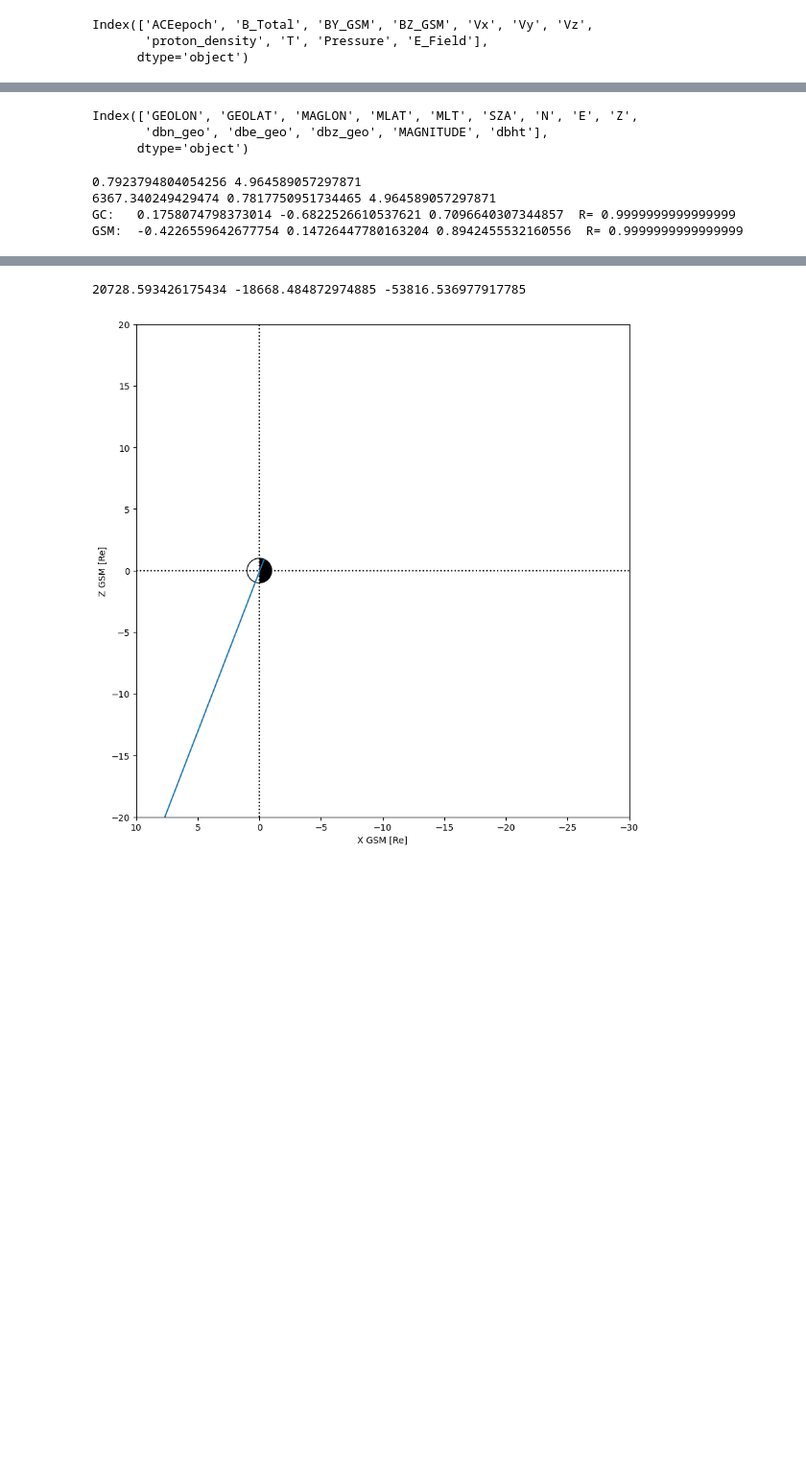
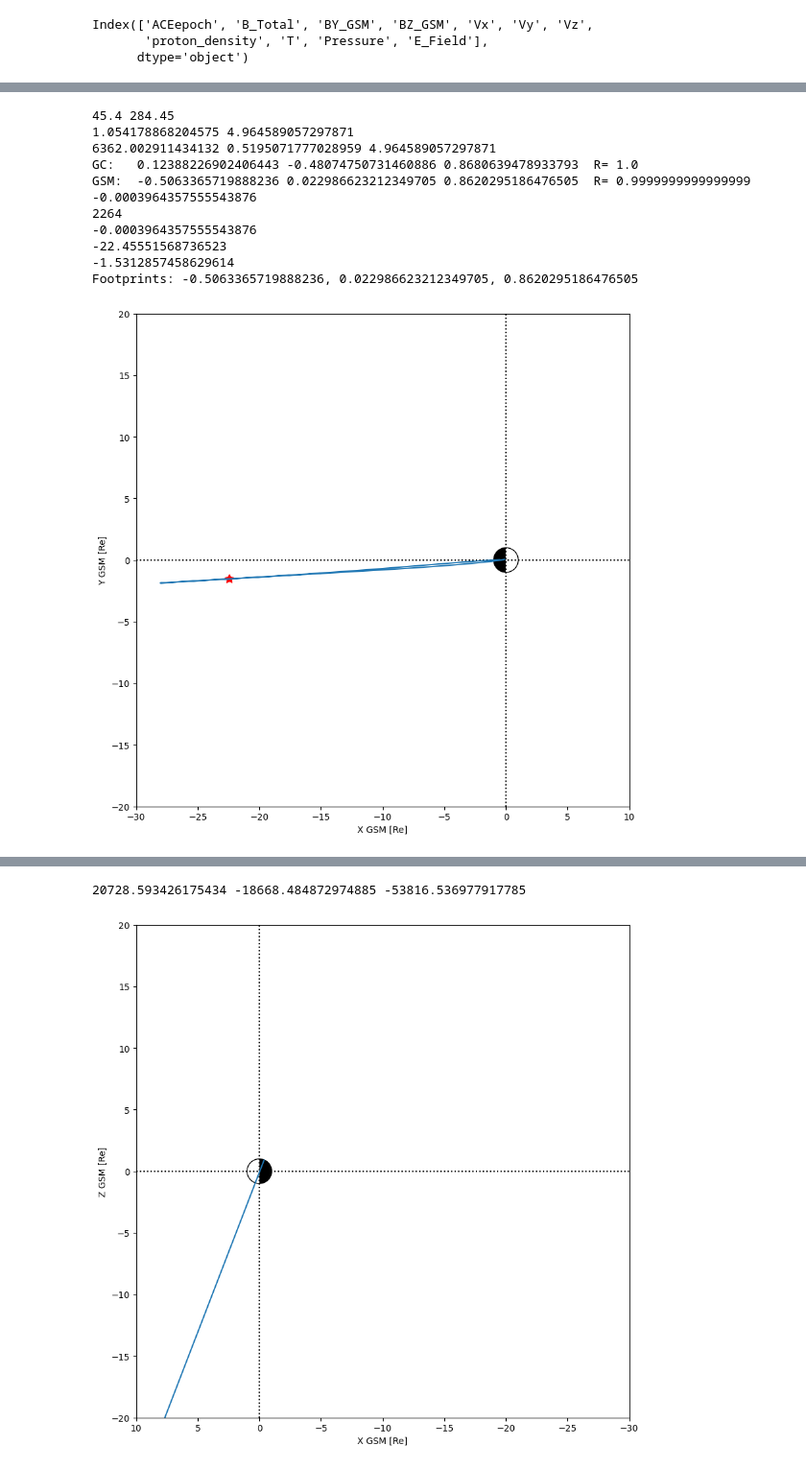
Before and after one commit to mikecoughlan/examining_twins_and_supermag, a Jupyter notebook: field_line_tracing/testing_geopack.ipynb, the cells around one changed output, grey strips where cells are left out. Shown: that part at 96% size. Saved outputs shown, nothing was run; the diff lists cells and outputs as text; code cells hidden in the pictures; blank space fills up the shorter version.

```diff
--- a/field_line_tracing/testing_geopack.ipynb
+++ b/field_line_tracing/testing_geopack.ipynb
@@ -12,13 +12,16 @@ from spacepy import pycdf
 import pyspedas
 import pyspedas.geopack as pygeo
 # %%
-df = pd.read_feather('../../data/supermag/CMO.feather')
+df = pd.read_feather('../../data/supermag/OTT.feather')
 df = df.set_index('Date_UTC')
 df.index = pd.to_datetime(df.index)
 ace = pd.read_feather('../../data/SW/ace_data.feather')
 print(ace.columns)
 ace = ace.set_index('ACEepoch')
 ace.index = pd.to_datetime(ace.index)
+omni = pd.read_csv('../../data/omni.csv')
+omni = omni.set_index('Epoch')
+omni.index = pd.to_datetime(omni.index)
 # %% [output]
 Index(['ACEepoch', 'B_Total', 'BY_GSM', 'BZ_GSM', 'Vx', 'Vy', 'Vz',
        'proton_density', 'T', 'Pressure', 'E_Field'],
@@ -33,8 +36,6 @@ def dual_half_circle(center=(0,0), radius=1, angle=90, ax=None, colors=('w','k',
     if ax is None:
         ax = plt.gca()
     theta1, theta2 = angle, angle + 180
-    #w1 = Wedge(center, radius, theta1, theta2, fc=colors[0], **kwargs)
-    #w2 = Wedge(center, radius, theta2, theta1, fc=colors[1], **kwargs)
 
     w1 = Wedge(center, radius, theta1, theta2, fc=colors[1], **kwargs)
     w2 = Wedge(center, radius, theta2, theta1, fc=colors[0], **kwargs)
@@ -51,17 +52,23 @@ def setup_fig(plotting_y=True, xlim=(10,-30),ylim=(-20,20)):
     ax.axvline(0,ls=':',color='k')
     ax.axhline(0,ls=':',color='k')
     ax.set_xlabel('X GSM [Re]')
-    if ylabel:
+    if plotting_y:
         ax.set_ylabel('Y GSM [Re]')
     else:
         ax.set_ylabel('Z GSM [Re]')
     ax.set_xlim(xlim)
     ax.set_ylim(ylim)
     ax.invert_xaxis()
-
-
     ax.set_aspect('equal')
     w1,w2,cr = dual_half_circle(ax=ax)
 
     return ax
+
+def get_seconds(dt):
+
+    t0 = datetime(1970,1,1)
+    t1 = parser.parse(dt)
+    ut = (t1-t0).total_seconds()
+
+    return ut
 # %%
@@ -81,35 +92,62 @@ ps = geopack.recalc(ut, vxgse=vx, vygse=vy, vzgse=vz)
-# %%
-df.columns
-# %% [output]
-Index(['GEOLON', 'GEOLAT', 'MAGLON', 'MLAT', 'MLT', 'SZA', 'N', 'E', 'Z',
-       'dbn_geo', 'dbe_geo', 'dbz_geo', 'MAGNITUDE', 'dbht'],
-      dtype='object')
 # %%
+date = '2015-03-19 05:00:00'
+ut = get_seconds(date)
+
+vx = ace['Vx'][date]
+vy = ace['Vy'][date]
+vz = ace['Vz'][date]
+
+ps = geopack.recalc(ut, vxgse=vx, vygse=vy, vzgse=vz)
+
 # get station coordinates at datetime
-# ott_lat = df['MLAT'][date]
-# ott_lon = df['MAGLON'][date]
+ott_lat = df['GEOLAT'][date]
+ott_lon = df['GEOLON'][date]
 # ott_lon = ott_lon + 360 if ott_lon < 0 else ott_lon
-# print(ott_lat, ott_lon)
-ott_lat, ott_lon = 45.4, 284.45
+print(ott_lat, ott_lon)
+ott_lat, ott_lon = 60.4, 284.45
 
 # convert degrees to radians
 lat_rad = np.deg2rad(ott_lat)
 lon_rad = np.deg2rad(ott_lon)
 print(lat_rad, lon_rad)
 
 # Convert Geodetic to geocentric spherical
 r, theta_rad = geopack.geodgeo(0, lat_rad, 1)
 print(r, theta_rad, lon_rad)
 
 # Converting Geocentric Spherical to Geocentric Cartesian
 x_gc, y_gc, z_gc = geopack.sphcar(1, theta_rad, lon_rad, 1)
 print('GC:  ', x_gc,y_gc,z_gc,' R=',np.sqrt(x_gc**2+y_gc**2+z_gc**2))
 
 # Convert Geocentric Cartesian to GSM
 x_gsm, y_gsm, z_gsm = geopack.geogsm(x_gc, y_gc, z_gc, 1)
 print('GSM: ', x_gsm,y_gsm,z_gsm,' R=',np.sqrt(x_gsm**2+y_gsm**2+z_gsm**2))
+
+x, y, z, xx, yy, zz = geopack.trace(x_gsm, y_gsm, z_gsm, dir=1, rlim=1000, r0=.99999, parmod=2, exname='t89', inname='igrf', maxloop=10000)
+# print(x,y,z)
+closest_to_zero = min(zz, key=abs)
+print(closest_to_zero)
+print(np.argmin(np.abs(zz)))
+print(zz[np.argmin(np.abs(zz))])
+print(xx[np.argmin(np.abs(zz))])
+print(yy[np.argmin(np.abs(zz))])
+xf, yf, zmin = get_footpoint(x_gsm, y_gsm, z_gsm, vx, vy, vz, date)
+print(f'Footprints: {xf}, {yf}, {zmin}')
+
+ax=setup_fig(plotting_y=True)
+ax.plot(xx, yy)
+ax.scatter(xx[np.argmin(np.abs(zz))], yy[np.argmin(np.abs(zz))], color='r', s=100, marker=(5,1))
+plt.show()
 # %% [output]
-0.7923794804054256 4.964589057297871
-6367.340249429474 0.7817750951734465 4.964589057297871
-GC:   0.1758074798373014 -0.6822526610537621 0.7096640307344857  R= 0.9999999999999999
-GSM:  -0.4226559642677754 0.14726447780163204 0.8942455532160556  R= 0.9999999999999999
+45.4 284.45
+1.054178868204575 4.964589057297871
+6362.002911434132 0.5195071777028959 4.964589057297871
+GC:   0.12388226902406443 -0.48074750731460886 0.8680639478933793  R= 1.0
+GSM:  -0.5063365719888236 0.022986623212349705 0.8620295186476505  R= 0.9999999999999999
+-0.0003964357555543876
+2264
+-0.0003964357555543876
+-22.45551568736523
+-1.5312857458629614
+Footprints: -0.5063365719888236, 0.022986623212349705, 0.8620295186476505
+[figure, added]
```
Also changed, not shown: parts of 4 cells of this notebook, 2 other files.
